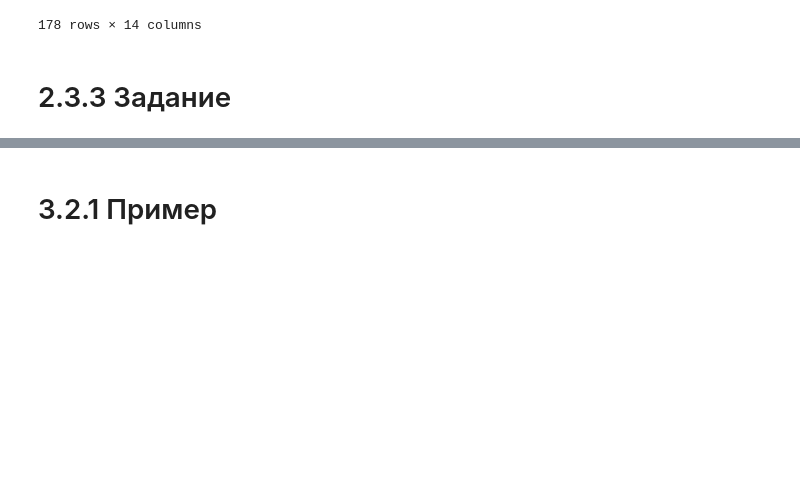
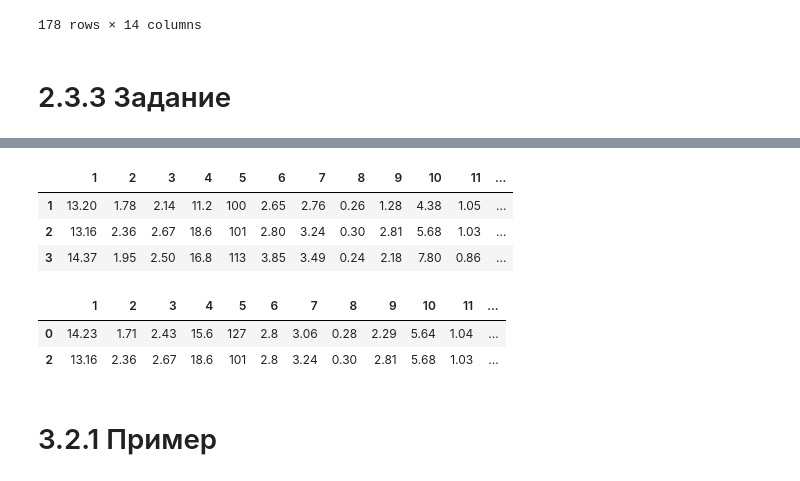
Before and after one commit to Dan1l0s/ai_pracs, a Jupyter notebook: Antonov_D_WorkBook2.ipynb, the cells around one changed output, grey strips where cells are left out. Drawn from its saved outputs; the diff is of its cells as text; code cells hidden in the pictures; blank space fills up the shorter version.

```diff
--- a/Antonov_D_WorkBook2.ipynb
+++ b/Antonov_D_WorkBook2.ipynb
@@ -378,3 +379,16 @@ print(dataframe[dataframe['4'] > 14].head(2))
+# %%
+dataframe.iloc[1:4]
+# %% [output]
+|  | 1 | 2 | 3 | 4 | 5 | 6 | 7 | 8 | 9 | 10 | 11 | ... |
+| 1 | 13.20 | 1.78 | 2.14 | 11.2 | 100 | 2.65 | 2.76 | 0.26 | 1.28 | 4.38 | 1.05 | ... |
+| 2 | 13.16 | 2.36 | 2.67 | 18.6 | 101 | 2.80 | 3.24 | 0.30 | 2.81 | 5.68 | 1.03 | ... |
+| 3 | 14.37 | 1.95 | 2.50 | 16.8 | 113 | 3.85 | 3.49 | 0.24 | 2.18 | 7.80 | 0.86 | ... |
+# %%
+dataframe[dataframe['4'] > 14].head(2)
+# %% [output]
+|  | 1 | 2 | 3 | 4 | 5 | 6 | 7 | 8 | 9 | 10 | 11 | ... |
+| 0 | 14.23 | 1.71 | 2.43 | 15.6 | 127 | 2.8 | 3.06 | 0.28 | 2.29 | 5.64 | 1.04 | ... |
+| 2 | 13.16 | 2.36 | 2.67 | 18.6 | 101 | 2.8 | 3.24 | 0.30 | 2.81 | 5.68 | 1.03 | ... |
 # %% [markdown]
 # 3.2.1 Пример
 # %%
```
Also changed, not shown: parts of 12 cells of this notebook.
